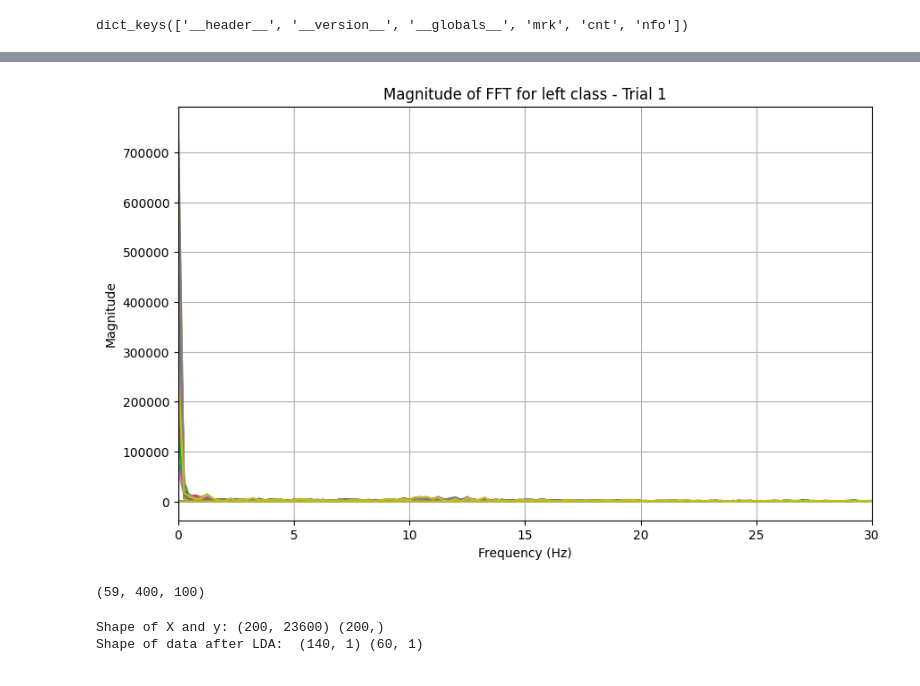
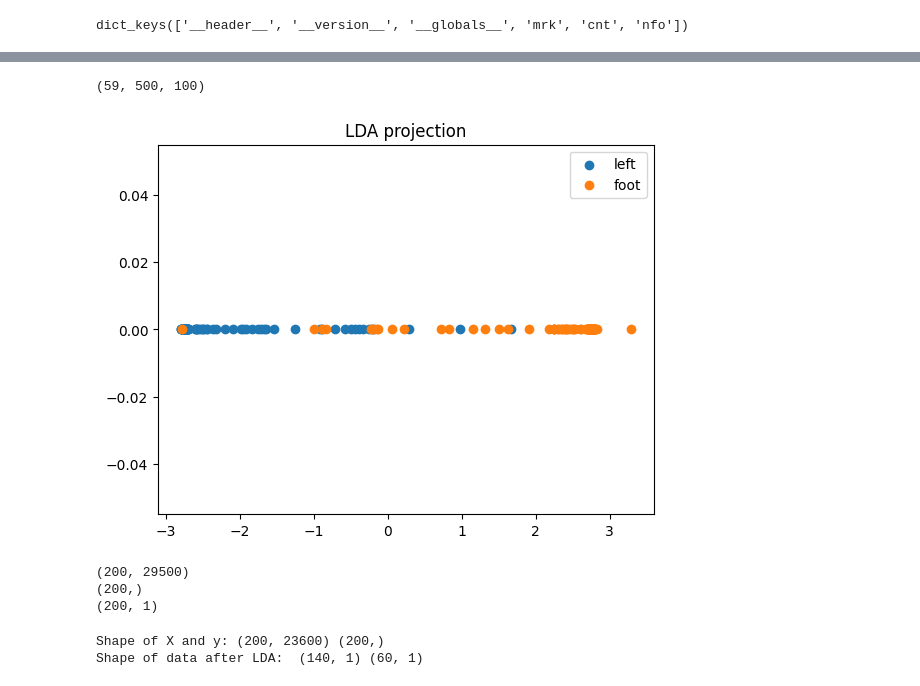
Before and after one commit to costanzapistone/Robot-Control-by-EEG-with-ML, a Jupyter notebook: code/signal_processing/eeg_100Hz.ipynb, the cells around one changed output, grey strips where cells are left out. Cells and saved outputs as stored; diff of their text form; code cells hidden in the pictures.

```diff
--- a/code/signal_processing/eeg_100Hz.ipynb
+++ b/code/signal_processing/eeg_100Hz.ipynb
@@ -85,7 +69,7 @@ Number of classes: 2
 trials = {}
 
 # The time window (in samples) to extract for each trial, here 0.5 -- 4.5 seconds
-win = np.arange(int(0.5*s_freq), int(4.5*s_freq)) # 400 samples
+win = np.arange(int(-0.5*s_freq), int(4.5*s_freq)) # 500 samples
 nsamples_win = len(win)
 # %%
 # Loop over the classes (left, foot)
@@ -120,33 +107,14 @@ for cl in cl_lab:
     for i in range(segmented_data.shape[2]):
         # Apply FFT along the second axis (axis=1), which represents the time samples
         fft_trials[cl][:, :, i] = fft(segmented_data[:, :, i], axis=1)
+
+# Calculate the magnitude of the FFT
+for cl in fft_trials:
+    fft_trials[cl] = np.abs(fft_trials[cl])
+
+print(fft_trials[cl1].shape)
+# %% [output]
+(59, 500, 100)
-# %%
-# Choose a specific trial index
-trial_index = 0
-
-# Choose a class (left or foot)
-selected_class = cl1
-
-# Get the FFT result for the selected trial and class
-fft_result = fft_trials[selected_class][:, :, trial_index]
-
-# Extract the frequency values corresponding to the FFT result
-freq_values = np.fft.fftfreq(fft_result.shape[1], d=time_unit)
-
-# Compute the magnitude of the FFT
-fft_magnitude = np.abs(fft_result)
-
-# Plot the magnitude of the FFT
-plt.figure(figsize=(10, 6))
-plt.plot(freq_values, fft_magnitude[:, :].T)  # Plot all channels
-plt.title(f'Magnitude of FFT for {selected_class} class - Trial {trial_index + 1}')
-plt.xlabel('Frequency (Hz)')
-plt.ylabel('Magnitude')
-plt.xlim(0,30)
-plt.grid(True)
-plt.show()
-# %% [output]
-[figure, removed]
 # %%
 # LDA
 
@@ -154,8 +122,43 @@ from sklearn.discriminant_analysis import LinearDiscriminantAnalysis
 from sklearn.model_selection import train_test_split
 from sklearn.svm import SVC
 from sklearn.metrics import accuracy_score, roc_auc_score
-# %%
-print(fft_trials[cl].shape)
-# %% [output]
-(59, 400, 100)
+# %%
+# Prepare the data for LDA
+n_trials_cl1 = fft_trials[cl1].shape[2]
+n_trials_cl2 = fft_trials[cl2].shape[2]
+n_features = fft_trials[cl1].shape[0] * fft_trials[cl1].shape[1]
+
+# Reshape the FFT data: Flatten each trial into a single row
+X_cl1 = fft_trials[cl1].reshape(n_trials_cl1, n_features)
+X_cl2 = fft_trials[cl2].reshape(n_trials_cl2, n_features)
+
+X = np.concatenate([X_cl1, X_cl2], axis = 0)
+
+# Create labels: 0 for class 1, 1 for class 2
+y = np.concatenate([np.zeros(n_trials_cl1), np.ones(n_trials_cl2)])
+
+lda = LinearDiscriminantAnalysis(n_components = 1)
+
+# Fit LDA
+lda.fit(X, y)
+
+# Get the LDA projection
+X_lda = lda.transform(X)
+
+# Plot the LDA projection
+plt.figure()
+plt.scatter(X_lda[y == 0], np.zeros(n_trials_cl1), label = cl1)
+plt.scatter(X_lda[y == 1], np.zeros(n_trials_cl2), label = cl2)
+plt.legend()
+plt.title('LDA projection')
+plt.show()
+
+print(X.shape)
+print(y.shape)
+print(X_lda.shape)
+# %% [output]
+[figure, added]
+(200, 29500)
+(200,)
+(200, 1)
 # %%
```
Also changed, not shown: parts of 8 cells of this notebook, 9 other files.
